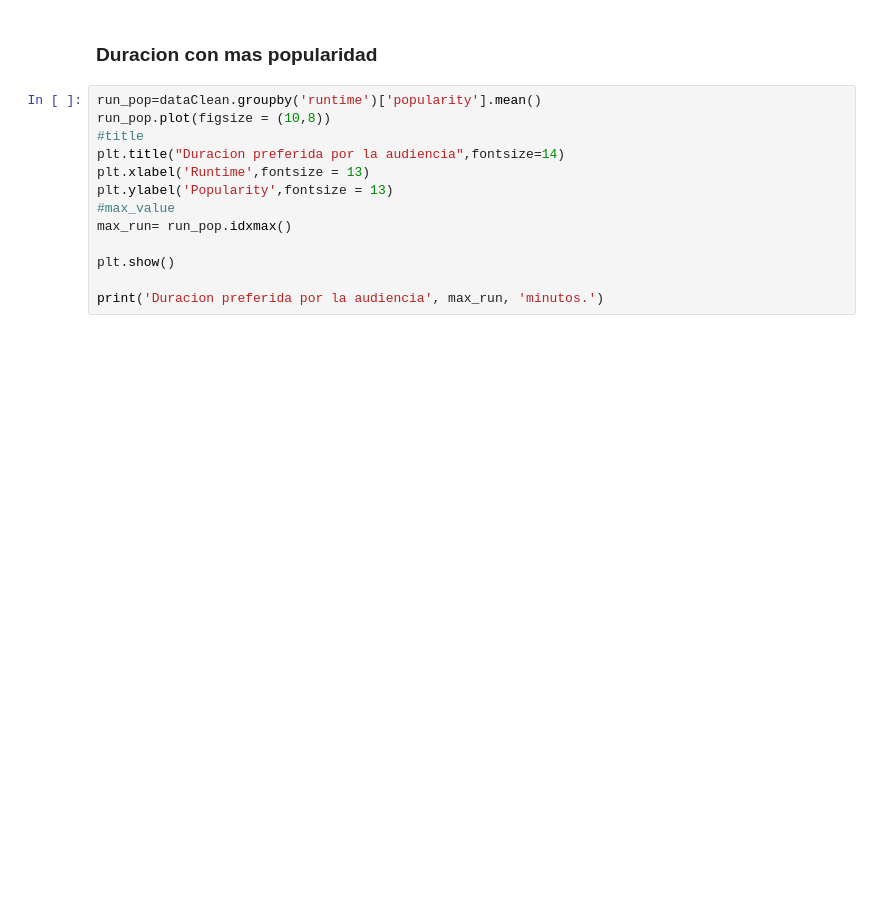
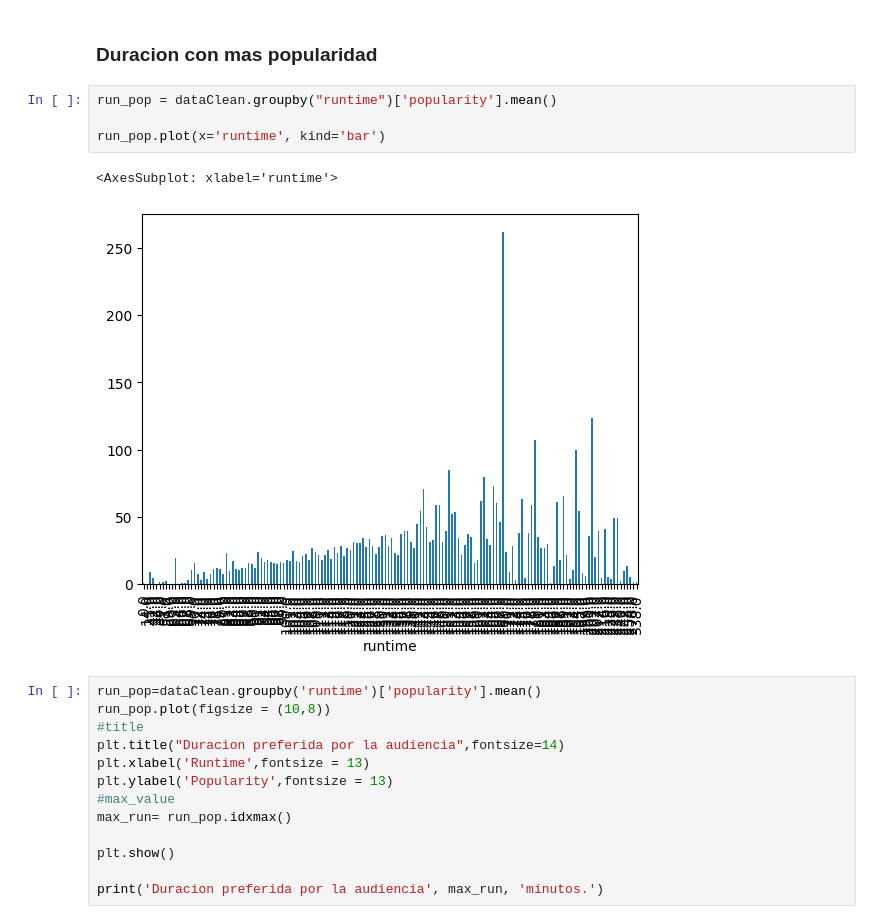
Before and after one commit to AleGallart/SATPython, a Jupyter notebook: Notebook.ipynb, the cells around one changed output. Cells and saved outputs as stored; diff of their text form; blank space fills up the shorter version.

```diff
--- a/Notebook.ipynb
+++ b/Notebook.ipynb
@@ -133,6 +151,13 @@ Twentieth Century Fox Film Corporation
 ## 4. Analisis
 # %% [markdown]
 ### Duracion con mas popularidad
+# %%
+run_pop = dataClean.groupby("runtime")['popularity'].mean()
+
+run_pop.plot(x='runtime', kind='bar')
+# %% [output]
+<AxesSubplot: xlabel='runtime'>
+[figure, added]
 # %%
 run_pop=dataClean.groupby('runtime')['popularity'].mean()
 run_pop.plot(figsize = (10,8))
```
Also changed, not shown: parts of 11 cells of this notebook.
